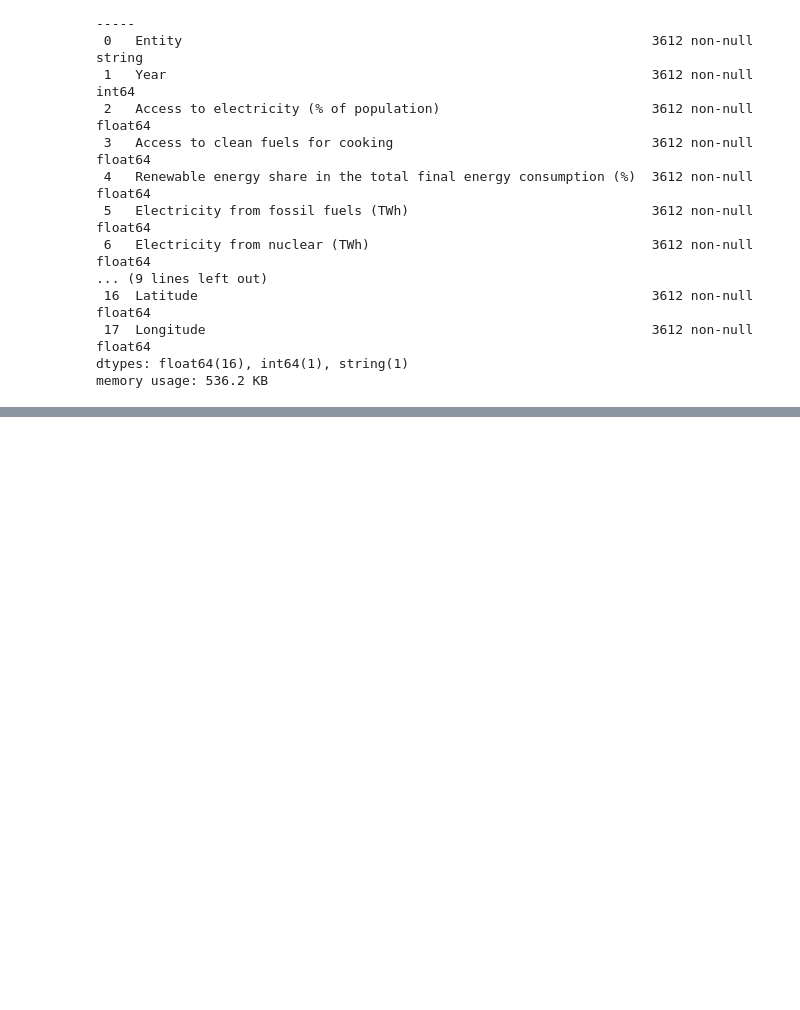
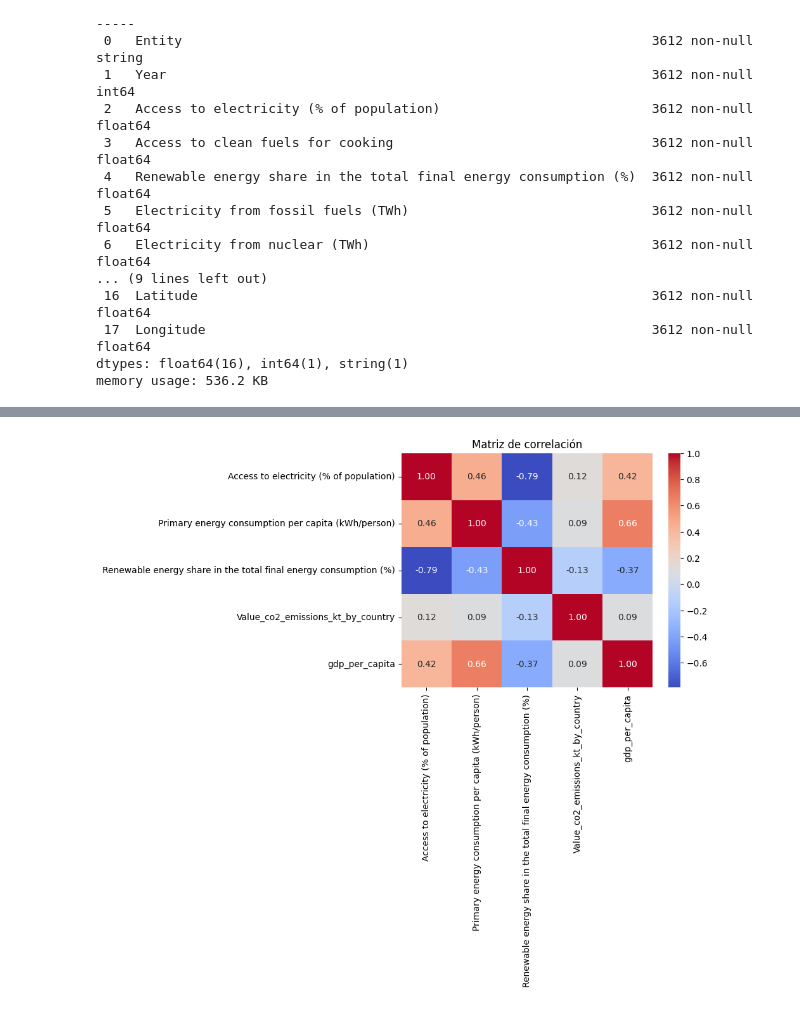
Before and after one commit to fablasettik-cmd/data-science-Coder-, a Jupyter notebook: Cópia_de_ProyectoDSParteII+BlasettiKuhn.ipynb, the cells around one changed output, grey strips where cells are left out. Cells and saved outputs as stored; diff of their text form; code cells hidden in the pictures; blank space fills up the shorter version.

```diff
--- a/Cópia_de_ProyectoDSParteII+BlasettiKuhn.ipynb
+++ b/Cópia_de_ProyectoDSParteII+BlasettiKuhn.ipynb
@@ -501,0 +511,17 @@ plt.show()
+# %%
+#Se elabora un gráfico para ver las correlaciones entre las columnas que más nos permiten acercarnos a las hipótesis
+cols_correlacion = [
+    'Access to electricity (% of population)',
+    'Primary energy consumption per capita (kWh/person)',
+    'Renewable energy share in the total final energy consumption (%)',
+    'Value_co2_emissions_kt_by_country',
+    'gdp_per_capita'
+]
+
+corr = df[cols_correlacion].corr()
+
+sns.heatmap(corr, annot=True, cmap='coolwarm', fmt='.2f')
+plt.title('Matriz de correlación')
+plt.show()
+# %% [output]
+[figure, added]
```
Also changed, not shown: parts of 16 cells of this notebook.
